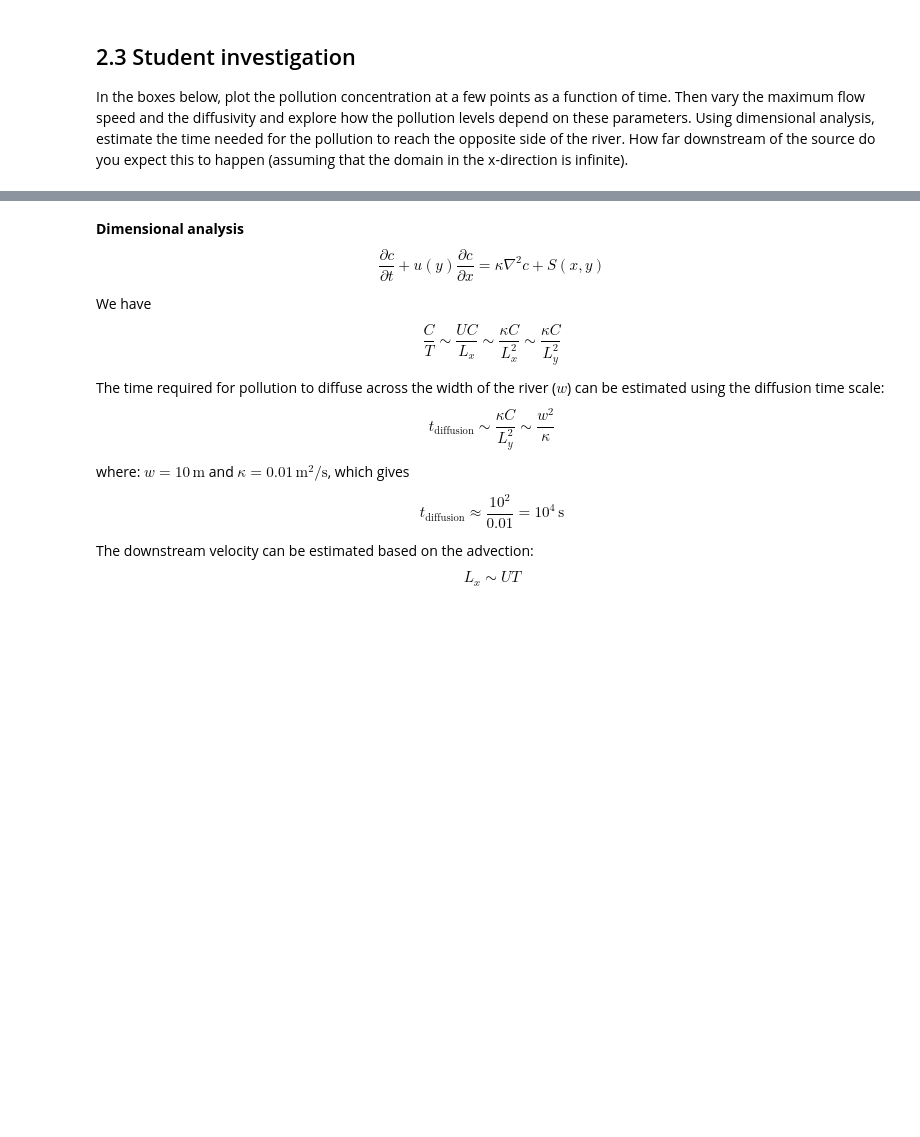
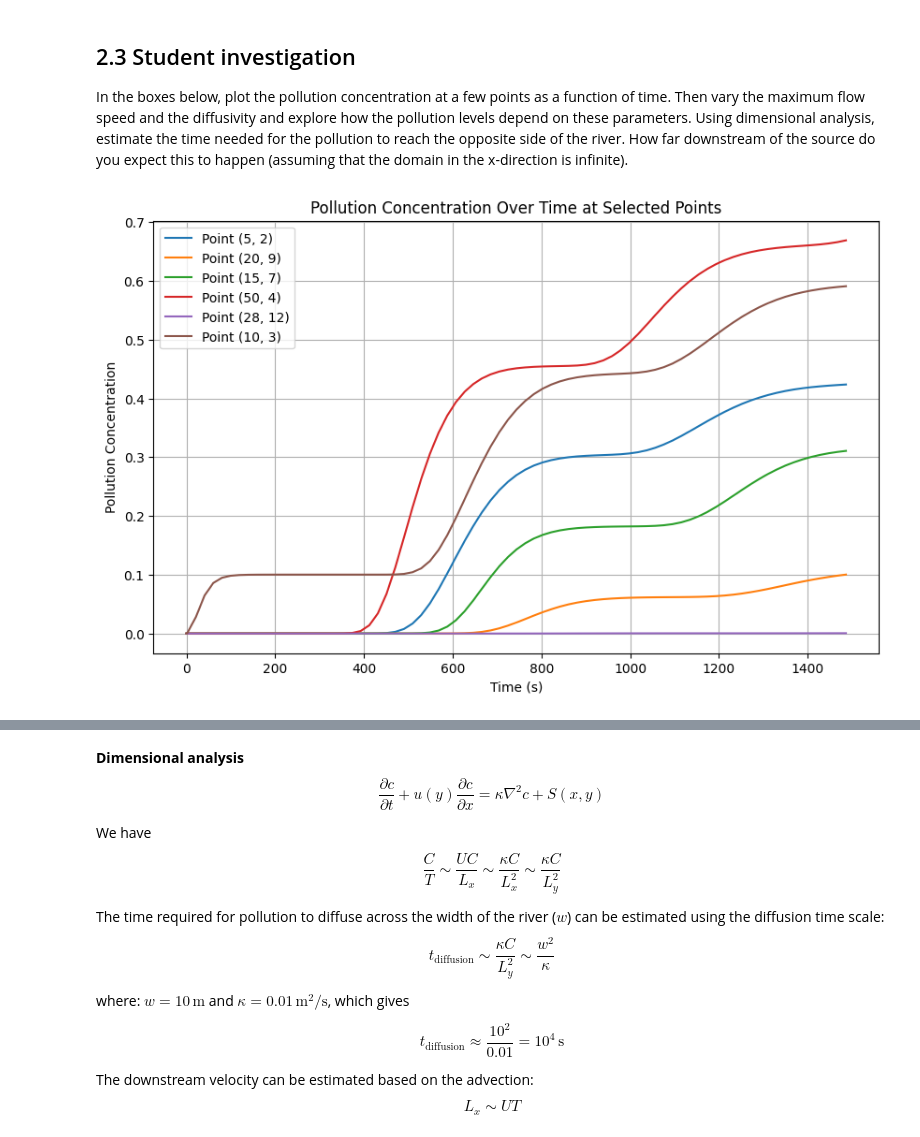
Before and after one commit to Zero-Rae/QCES123, a Jupyter notebook: Project2_transport.ipynb, the cells around one changed output, grey strips where cells are left out. Cells and saved outputs as stored; diff of their text form; code cells hidden in the pictures; blank space fills up the shorter version.

```diff
--- a/Project2_transport.ipynb
+++ b/Project2_transport.ipynb
@@ -635,4 +635,29 @@ INFO:matplotlib.animation:MovieWriter._run: running command: ffmpeg -f rawvideo
 ## 2.3 Student investigation
 <a id='section2pt3'></a>
 In the boxes below, plot the pollution concentration at a few points as a function of time. Then vary the maximum flow speed and the diffusivity and explore how the pollution levels depend on these parameters. Using dimensional analysis, estimate the time needed for the pollution to reach the opposite side of the river. How far downstream of the source do you expect this to happen (assuming that the domain in the x-direction is infinite).
+# %%
+# Extract and store pollution concentration at the specified points
+points = [(5, 2), (20, 9), (15, 7), (50, 4), (28, 12), (10, 3)]
+c_time_series = {point: [] for point in points}
+
+for n, c_field in enumerate(c_save):
+    for point in points:
+        px, py = point
+        # Find the nearest grid indices for the point
+        x_idx = np.argmin(np.abs(x[:, 0] - px))
+        y_idx = np.argmin(np.abs(y[0, :] - py))
+        c_time_series[point].append(c_field[x_idx, y_idx])
+
+# Plot pollution concentration over time for all selected points
+plt.figure(figsize=(10, 6))
+for point, c_values in c_time_series.items():
+    plt.plot(t_save, c_values, label=f"Point {point}")
+plt.xlabel("Time (s)")
+plt.ylabel("Pollution Concentration")
+plt.title("Pollution Concentration Over Time at Selected Points")
+plt.legend()
+plt.grid()
+plt.show()
+# %% [output]
+[figure, added]
 # %%
```
Also changed, not shown: parts of 3 cells of this notebook.
